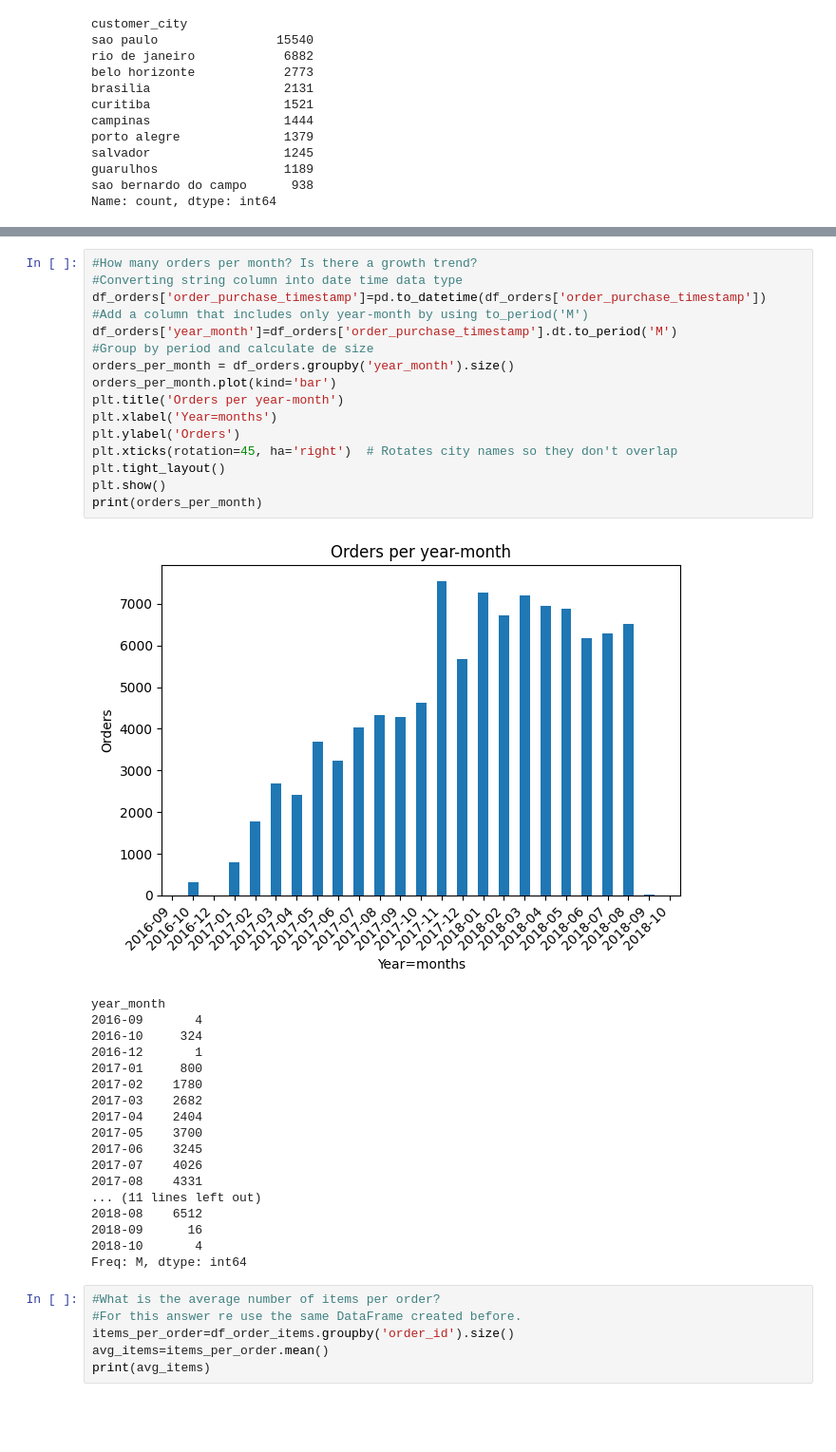
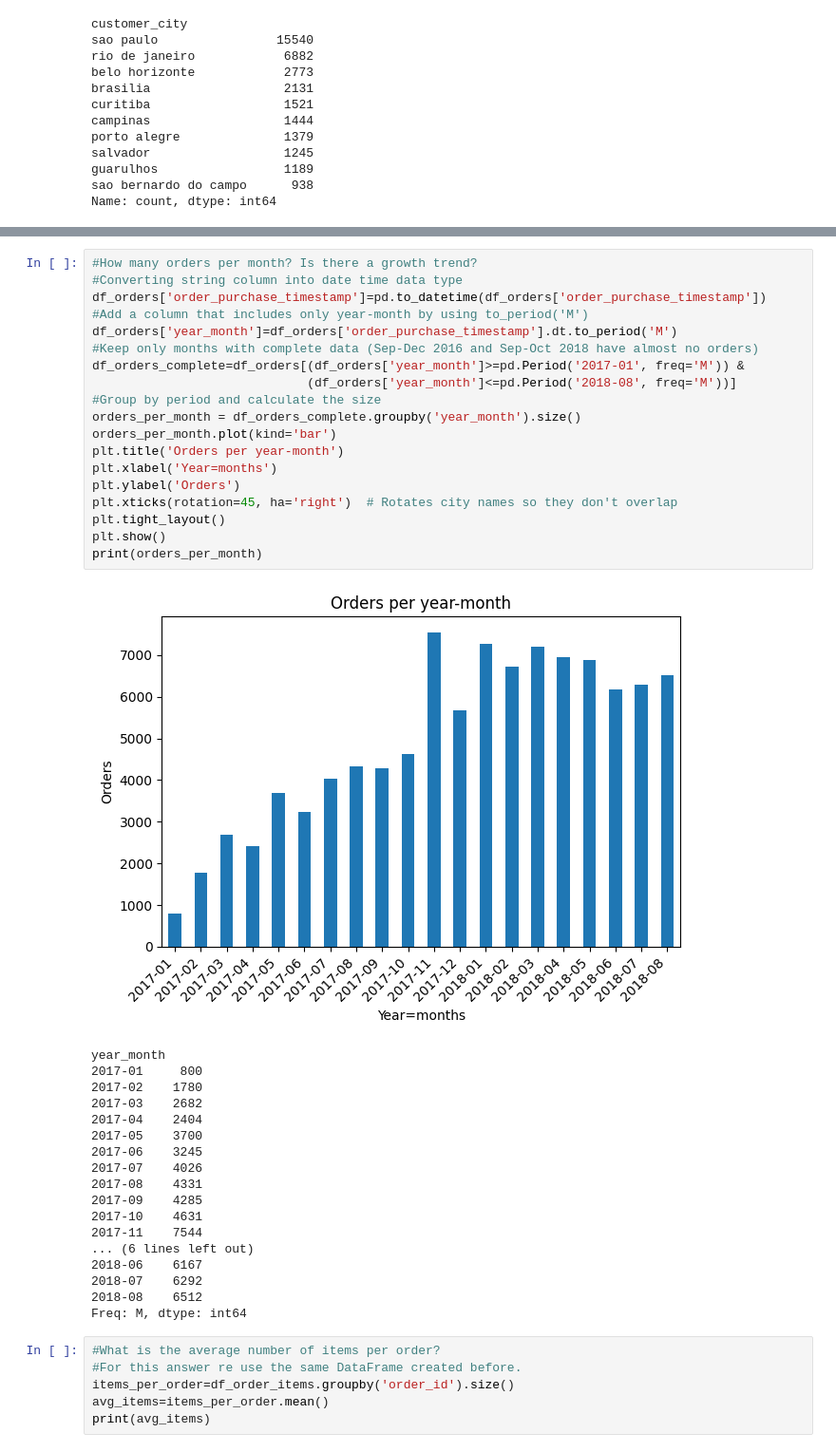
Before and after one commit to CrazySlots/data-engineering-portfolio, a Jupyter notebook: 01_data_exploration/proyecto_1_datasets.ipynb, the cells around one changed output, grey strips where cells are left out. Shown at 95% size. Drawn from its saved outputs; the diff is of its cells as text; blank space fills up the shorter version.

```diff
--- a/01_data_exploration/proyecto_1_datasets.ipynb
+++ b/01_data_exploration/proyecto_1_datasets.ipynb
@@ -86,25 +93,25 @@ Name: count, dtype: int64
 # %%
 #How many orders per month? Is there a growth trend?
 #Converting string column into date time data type
 df_orders['order_purchase_timestamp']=pd.to_datetime(df_orders['order_purchase_timestamp'])
 #Add a column that includes only year-month by using to_period('M')
 df_orders['year_month']=df_orders['order_purchase_timestamp'].dt.to_period('M')
-#Group by period and calculate de size
-orders_per_month = df_orders.groupby('year_month').size()
+#Keep only months with complete data (Sep-Dec 2016 and Sep-Oct 2018 have almost no orders)
+df_orders_complete=df_orders[(df_orders['year_month']>=pd.Period('2017-01', freq='M')) &
+                             (df_orders['year_month']<=pd.Period('2018-08', freq='M'))]
+#Group by period and calculate the size
+orders_per_month = df_orders_complete.groupby('year_month').size()
 orders_per_month.plot(kind='bar')
 plt.title('Orders per year-month')
 plt.xlabel('Year=months')
 plt.ylabel('Orders')
 plt.xticks(rotation=45, ha='right')  # Rotates city names so they don't overlap
 plt.tight_layout()
 plt.show()
 print(orders_per_month)
 # %% [output]
-[figure, old version]
+[figure, new version]
 year_month
-2016-09       4
-2016-10     324
-2016-12       1
 2017-01     800
 2017-02    1780
 2017-03    2682
@@ -113,10 +120,13 @@ year_month
 2017-06    3245
 2017-07    4026
 2017-08    4331
-... (11 lines left out)
+2017-09    4285
+2017-10    4631
+2017-11    7544
+... (6 lines left out)
+2018-06    6167
+2018-07    6292
 2018-08    6512
-2018-09      16
-2018-10       4
 Freq: M, dtype: int64
 # %%
 #What is the average number of items per order?
```
Also changed, not shown: parts of 13 cells of this notebook.
